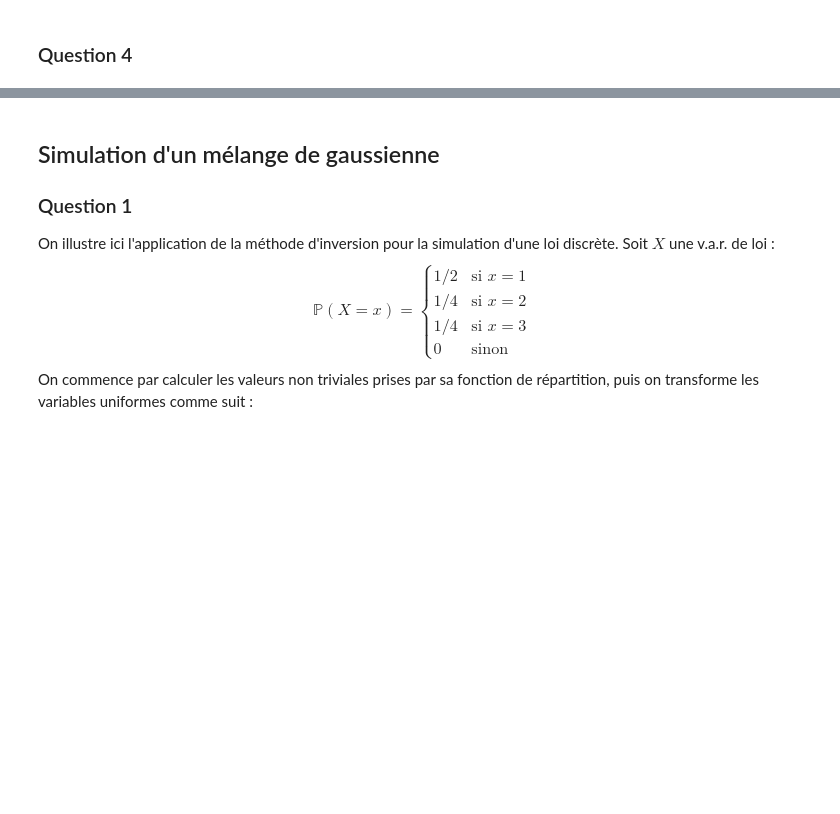
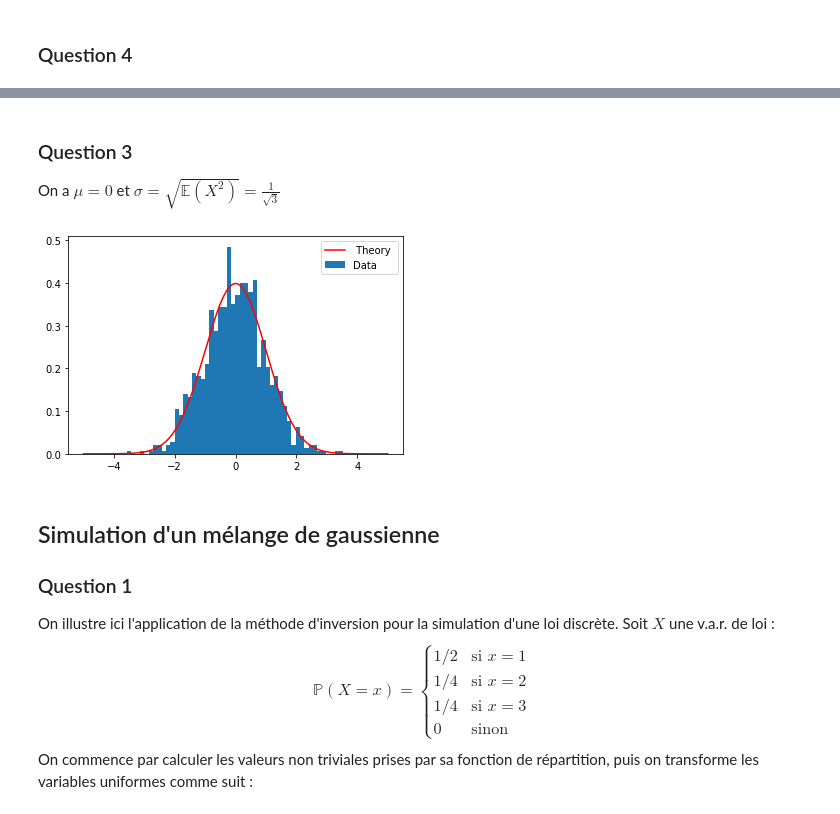
Before and after one commit to boisgera/CDIS, a Jupyter notebook: Probabilités V/Probabilité V.ipynb, the cells around one changed output, grey strips where cells are left out. Saved outputs shown, nothing was run; the diff lists cells and outputs as text; code cells hidden in the pictures; blank space fills up the shorter version.

```diff
--- a/Probabilités V/Probabilité V.ipynb
+++ b/Probabilités V/Probabilité V.ipynb
@@ -242,3 +351,21 @@ plt.show()
+# %% [markdown]
+### Question 3
+On a $\mu = 0$ et $\sigma = \sqrt{\mathbb{E}(X^2)} =\frac{1}{\sqrt{3}}$
+# %%
+n = 1000
+m = 1000
+sigma = 1/np.sqrt(3)
+y = np.empty(m)
+for i in range(m) :
+    y[i] = np.sqrt(n)/sigma*(sum(np.random.uniform(-1,1,n))/n)
+
+x = np. linspace (-5,5,n)
+plt.plot(x,sps.norm.pdf(x),"r",label =" Theory ")
+plt.hist(y,50,density=True, label = "Data")
+plt.legend(loc="best")
+plt.show()
+# %% [output]
+[figure, added]
 # %% [markdown]
 ## Simulation d'un mélange de gaussienne
 ### Question 1
```
Also changed, not shown: parts of 29 cells of this notebook, 1 other file.
